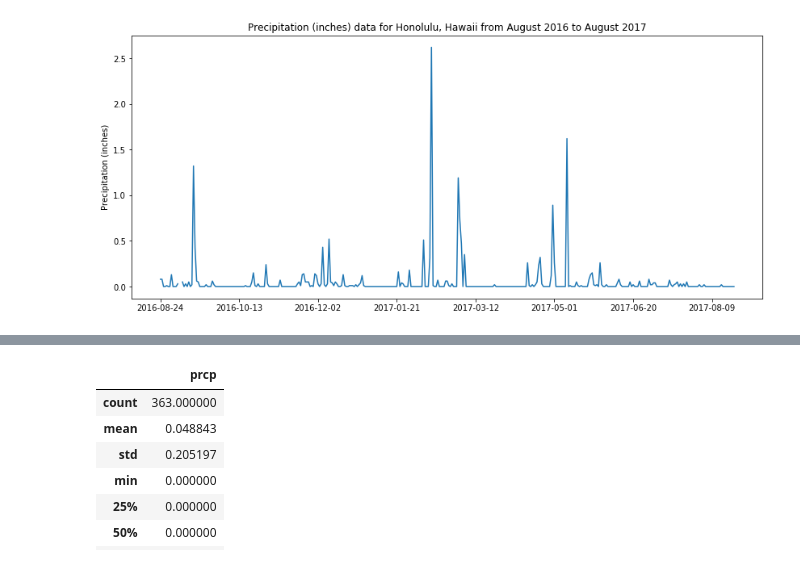
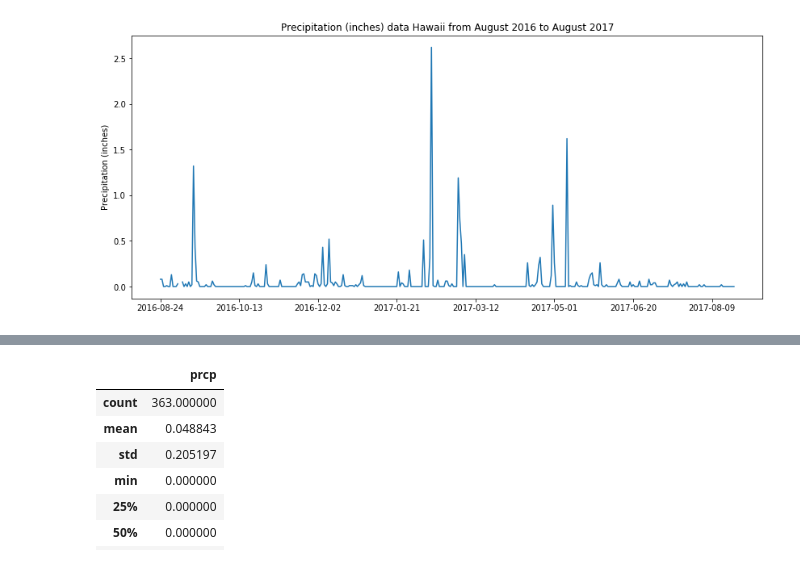
Before and after one commit to esharma3/climate_analysis_sqlalchemy_flask, a Jupyter notebook: code/climate_analysis.ipynb, the cells around one changed output, grey strips where cells are left out. Saved outputs shown, nothing was run; the diff lists cells and outputs as text; code cells hidden in the pictures.

Commit message:
modified first plot's title

```diff
--- a/code/climate_analysis.ipynb
+++ b/code/climate_analysis.ipynb
@@ -154,14 +154,12 @@ prcp_df.head()
 # %%
 # plotting last 12 months of precipitation data
 prcp_df.plot(figsize=(14, 6), legend=None)
 plt.xlabel(None)
 plt.ylabel("Precipitation (inches)")
-plt.title(
-    "Precipitation (inches) data for Honolulu, Hawaii from August 2016 to August 2017"
-)
+plt.title("Precipitation (inches) data Hawaii from August 2016 to August 2017")
 plt.show()
 # %% [output]
-[figure, old version]
+[figure, new version]
 [interactive output not drawn]
 # %%
 # summary statistics for the precipitation data
```
Also changed, not shown: parts of 2 cells of this notebook.
